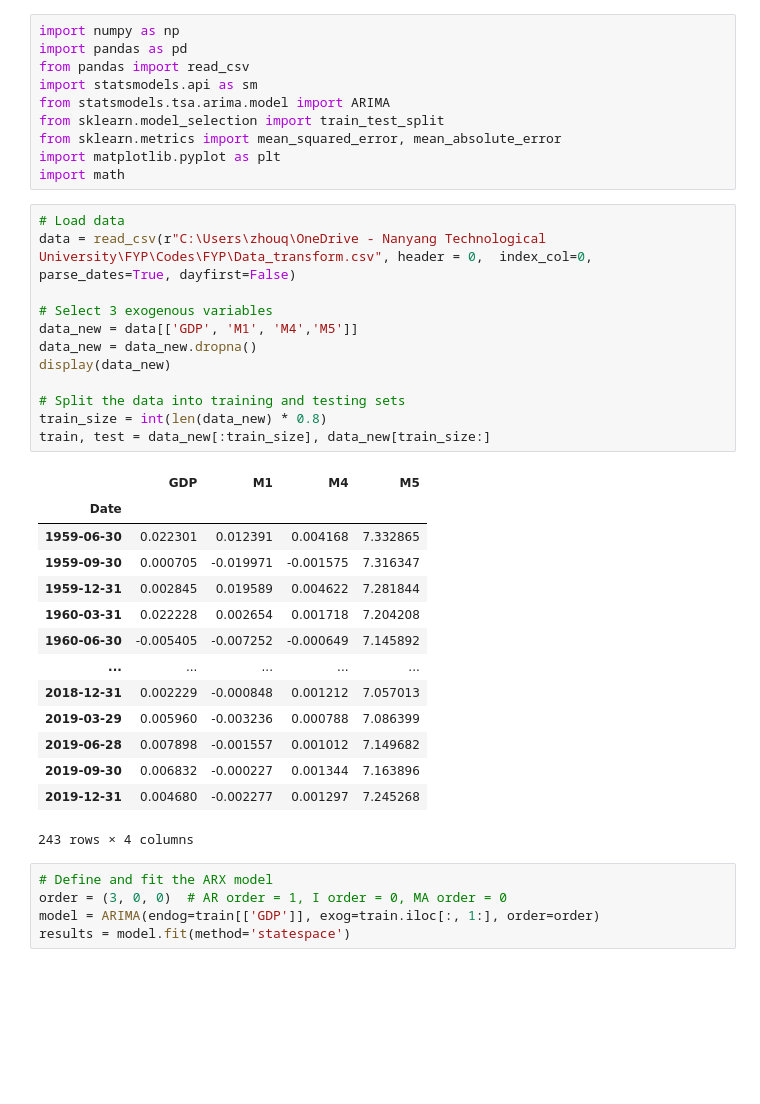
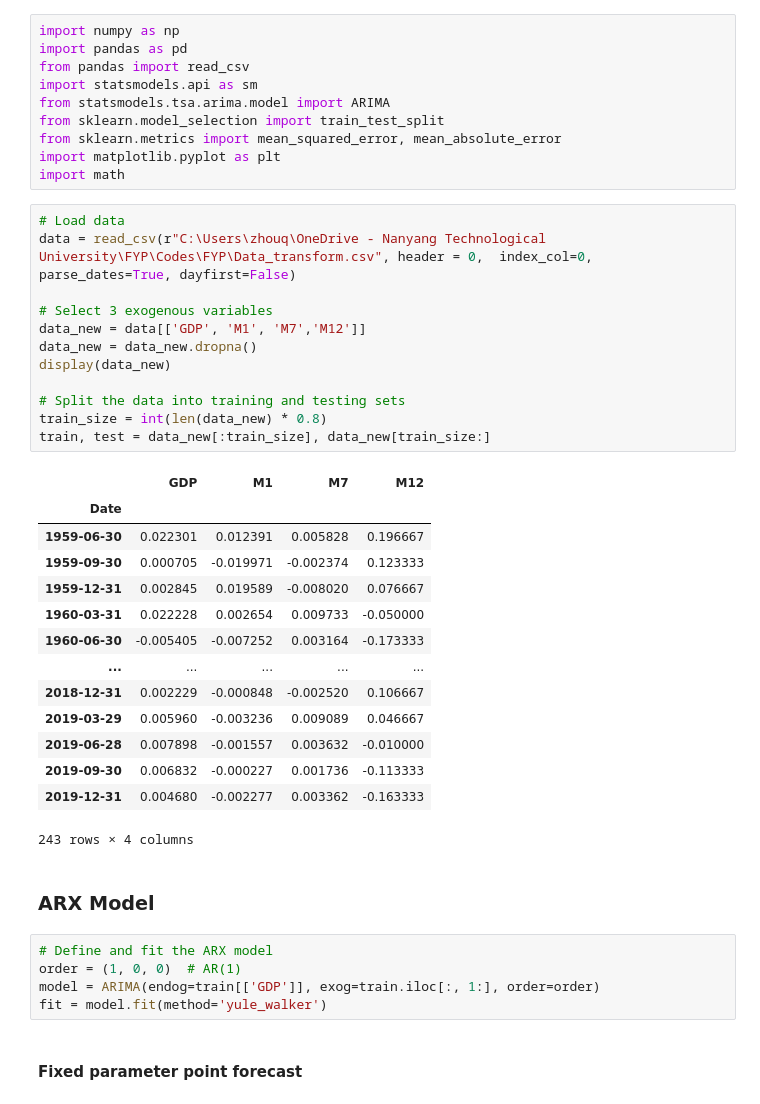
Before and after one commit to qh007/FYP, a Jupyter notebook: ARX.ipynb, the cells around one changed output. Saved outputs shown, nothing was run; the diff lists cells and outputs as text; blank space fills up the shorter version.

```diff
--- a/ARX.ipynb
+++ b/ARX.ipynb
@@ -11,32 +13,36 @@ import math
 # %%
 # Load data
 data = read_csv(r"C:\Users\zhouq\OneDrive - Nanyang Technological University\FYP\Codes\FYP\Data_transform.csv", header = 0,  index_col=0, parse_dates=True, dayfirst=False)
 
 # Select 3 exogenous variables
-data_new = data[['GDP', 'M1', 'M4','M5']]
+data_new = data[['GDP', 'M1', 'M7','M12']]
 data_new = data_new.dropna()
 display(data_new)
 
 # Split the data into training and testing sets
 train_size = int(len(data_new) * 0.8)
 train, test = data_new[:train_size], data_new[train_size:]
 # %% [output]
-|  | GDP | M1 | M4 | M5 |
+|  | GDP | M1 | M7 | M12 |
 | Date |  |  |  |  |
-| 1959-06-30 | 0.022301 | 0.012391 | 0.004168 | 7.332865 |
-| 1959-09-30 | 0.000705 | -0.019971 | -0.001575 | 7.316347 |
-| 1959-12-31 | 0.002845 | 0.019589 | 0.004622 | 7.281844 |
-| 1960-03-31 | 0.022228 | 0.002654 | 0.001718 | 7.204208 |
-| 1960-06-30 | -0.005405 | -0.007252 | -0.000649 | 7.145892 |
+| 1959-06-30 | 0.022301 | 0.012391 | 0.005828 | 0.196667 |
+| 1959-09-30 | 0.000705 | -0.019971 | -0.002374 | 0.123333 |
+| 1959-12-31 | 0.002845 | 0.019589 | -0.008020 | 0.076667 |
+| 1960-03-31 | 0.022228 | 0.002654 | 0.009733 | -0.050000 |
+| 1960-06-30 | -0.005405 | -0.007252 | 0.003164 | -0.173333 |
 | ... | ... | ... | ... | ... |
-| 2018-12-31 | 0.002229 | -0.000848 | 0.001212 | 7.057013 |
-| 2019-03-29 | 0.005960 | -0.003236 | 0.000788 | 7.086399 |
-| 2019-06-28 | 0.007898 | -0.001557 | 0.001012 | 7.149682 |
-| 2019-09-30 | 0.006832 | -0.000227 | 0.001344 | 7.163896 |
-| 2019-12-31 | 0.004680 | -0.002277 | 0.001297 | 7.245268 |
+| 2018-12-31 | 0.002229 | -0.000848 | -0.002520 | 0.106667 |
+| 2019-03-29 | 0.005960 | -0.003236 | 0.009089 | 0.046667 |
+| 2019-06-28 | 0.007898 | -0.001557 | 0.003632 | -0.010000 |
+| 2019-09-30 | 0.006832 | -0.000227 | 0.001736 | -0.113333 |
+| 2019-12-31 | 0.004680 | -0.002277 | 0.003362 | -0.163333 |
 243 rows × 4 columns
+# %% [markdown]
+### ARX Model
 # %%
 # Define and fit the ARX model
-order = (3, 0, 0)  # AR order = 1, I order = 0, MA order = 0
+order = (1, 0, 0)  # AR(1)
 model = ARIMA(endog=train[['GDP']], exog=train.iloc[:, 1:], order=order)
-results = model.fit(method='statespace')
+fit = model.fit(method='yule_walker')
+# %% [markdown]
+#### Fixed parameter point forecast
```
Also changed, not shown: parts of 14 cells of this notebook, 5 other files.
